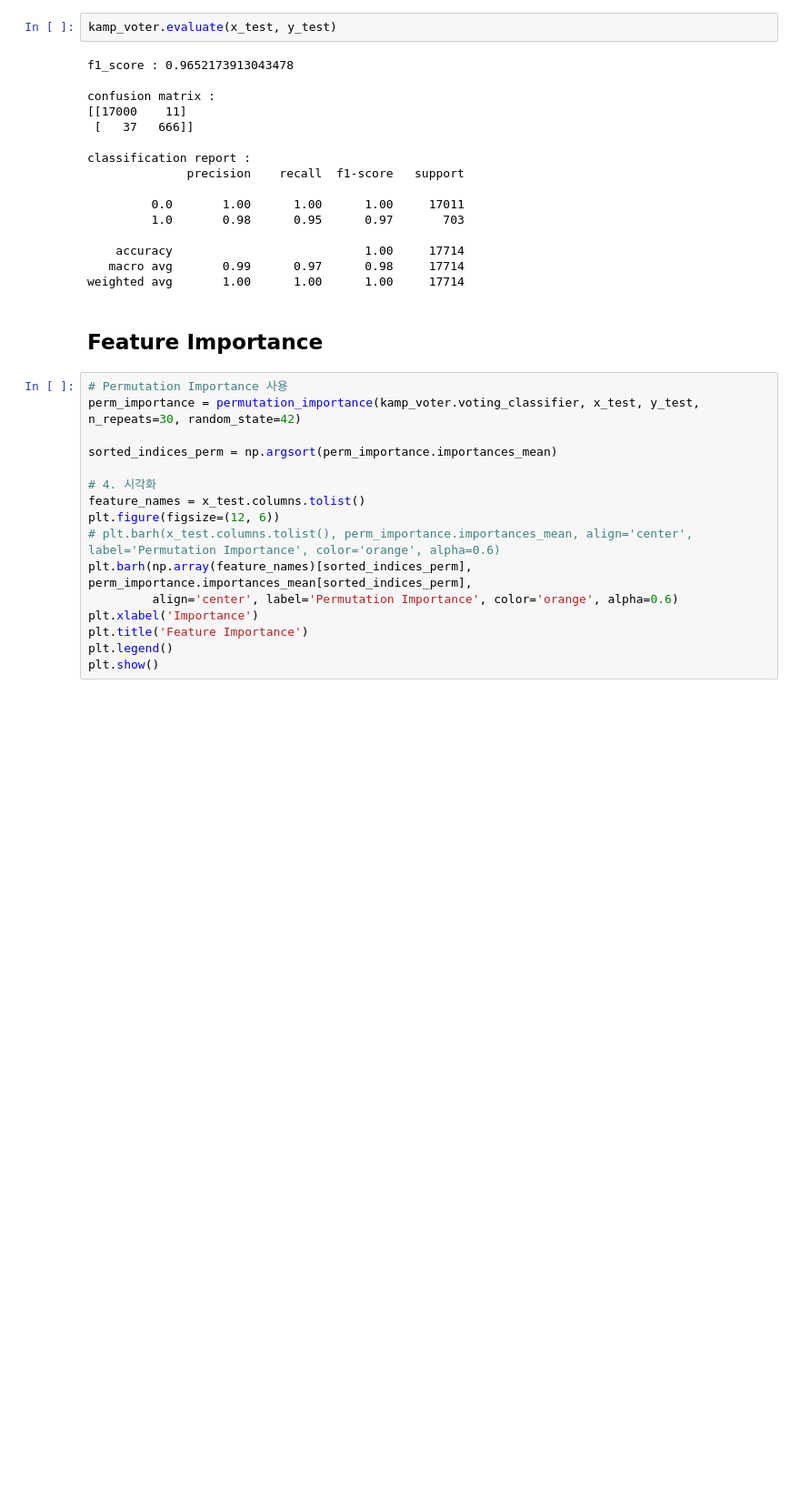
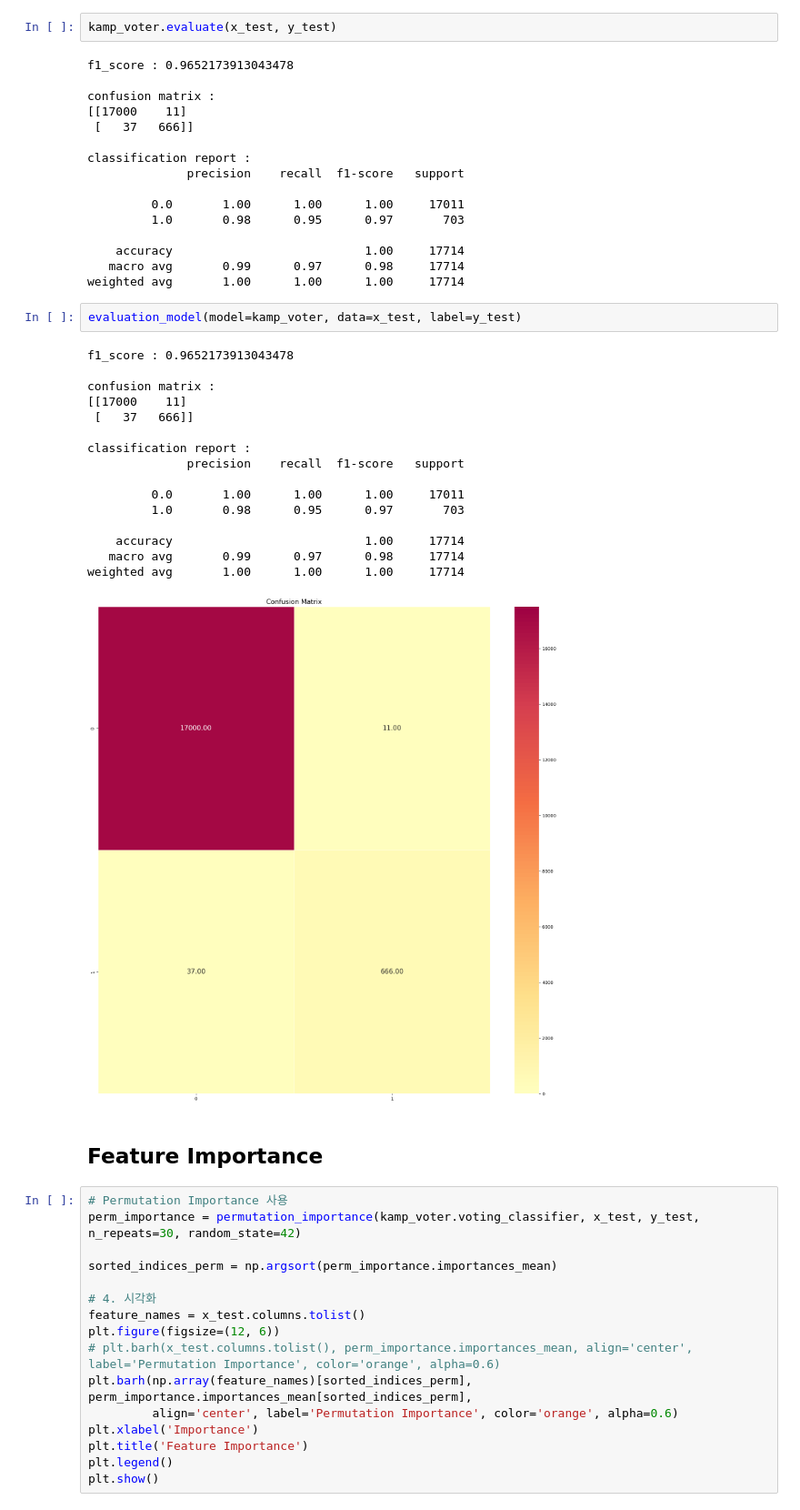
Before and after one commit to greatsangho/2024-Kamp-Competition, a Jupyter notebook: KampVoter.ipynb, the cells around one changed output. Shown at 91% size. Cells and saved outputs as stored; diff of their text form; blank space fills up the shorter version.

```diff
--- a/KampVoter.ipynb
+++ b/KampVoter.ipynb
@@ -362,6 +420,25 @@ classification report :
     accuracy                           1.00     17714
    macro avg       0.99      0.97      0.98     17714
 weighted avg       1.00      1.00      1.00     17714
+# %%
+evaluation_model(model=kamp_voter, data=x_test, label=y_test)
+# %% [output]
+f1_score : 0.9652173913043478
+
+confusion matrix :
+[[17000    11]
+ [   37   666]]
+
+classification report :
+              precision    recall  f1-score   support
+
+         0.0       1.00      1.00      1.00     17011
+         1.0       0.98      0.95      0.97       703
+
+    accuracy                           1.00     17714
+   macro avg       0.99      0.97      0.98     17714
+weighted avg       1.00      1.00      1.00     17714
+[figure, added]
 # %% [markdown]
 ## Feature Importance
 # %%
```
Also changed, not shown: parts of 5 cells of this notebook, 4 other files.
